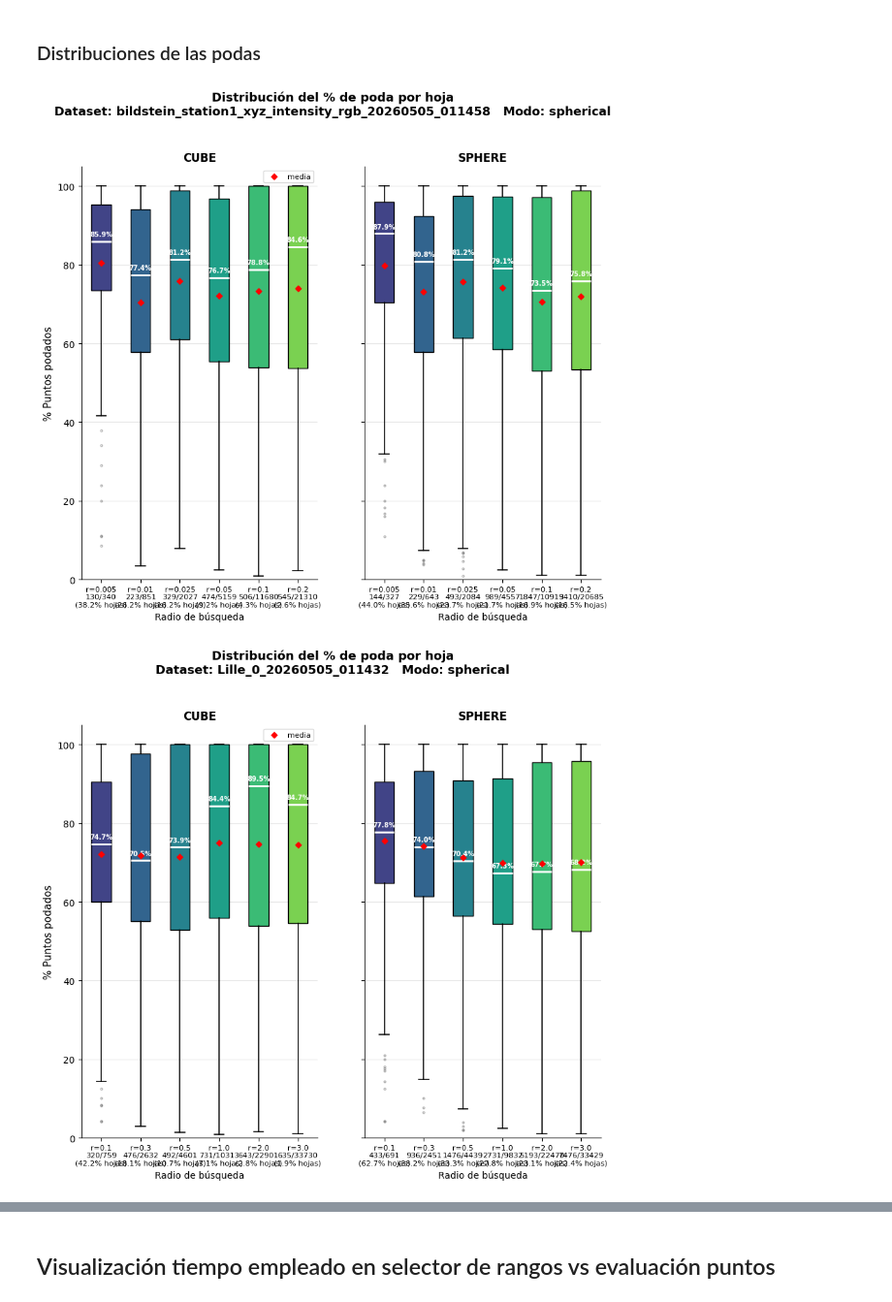
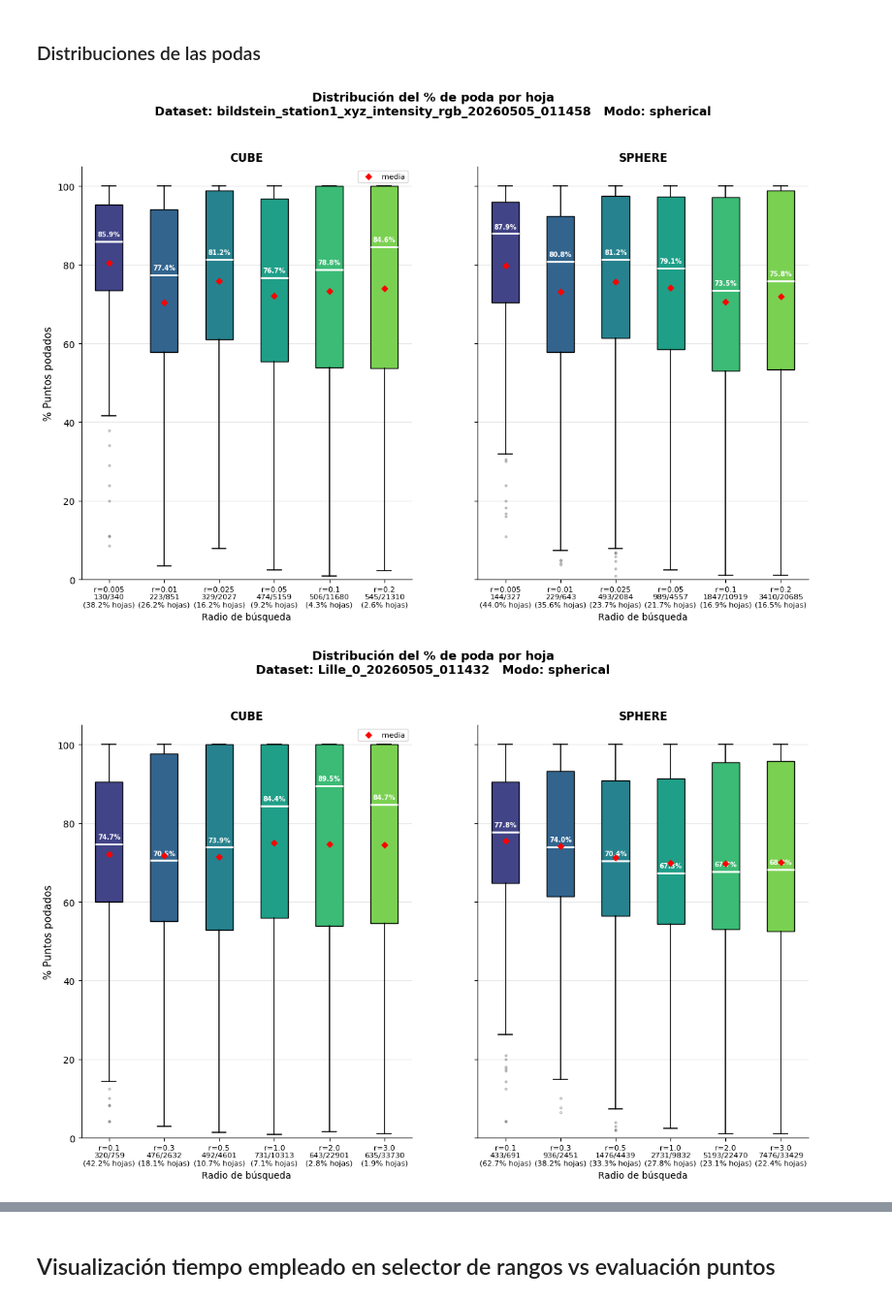
Before and after one commit to manuramazz/octrees-coordenadas-polares-v2, a Jupyter notebook: plots_manu/visualizador_rangos_clavesv2.ipynb, the cells around one changed output, grey strips where cells are left out. Shown at 97% size. Cells and saved outputs as stored; diff of their text form; code cells hidden in the pictures.

```diff
--- a/plots_manu/visualizador_rangos_clavesv2.ipynb
+++ b/plots_manu/visualizador_rangos_clavesv2.ipynb
@@ -95,8 +95,8 @@ def plot_pruning_points(csv_path: str, save: bool = False) -> None:
 # Uso:
 # %%
 if cesga:
-    for log in Path('../outv2-ranges').glob('*.log'):
-        plot_pruning_points(log, save=True)
+    for log in Path('../outv2.1/outv2.1-ranges').glob('*.log'):
+        plot_pruning_points(log, save=False)
 else:
     plot_pruning_points('logs/v1.1/ranges/Lille_0.log')
 # %% [output]
@@ -116,7 +116,7 @@ def plot_pruning_distribution(csv_path: str, save: bool = False) -> None:
     dataset_name = Path(csv_path).stem
 
     best = df.loc[df.groupby(['leaf', 'kernel', 'mode', 'radius'])['count'].idxmin()].copy()
-    best['pct_pruned'] = (1 - best['count'] / best['total']) * 100
+    best['pct_pruned'] = (1.0 - best['count'] / best['total']) * 100.0
 
     # Hojas totales por kernel (antes de filtrar pct=0)
     total_leaves_by_kernel = (
@@ -126,7 +126,7 @@ def plot_pruning_distribution(csv_path: str, save: bool = False) -> None:
         .rename(columns={'leaf': 'total_leaves'})
     )
 
-    pruned = best[best['pct_pruned'] > 0]
+    pruned = best[best['pct_pruned'] > 0.01]
 
     modes   = pruned['mode'].unique()
     kernels = sorted(pruned['kernel'].unique())
@@ -138,7 +138,7 @@ def plot_pruning_distribution(csv_path: str, save: bool = False) -> None:
 
         n_kernels = len(kernels)
         fig, axes = plt.subplots(1, n_kernels,
-                                  figsize=(5 * n_kernels, 8),
+                                  figsize=(7 * n_kernels, 8),
                                   sharey=True)
         if n_kernels == 1:
             axes = [axes]
@@ -213,10 +213,10 @@ def plot_pruning_distribution(csv_path: str, save: bool = False) -> None:
             print(f'Guardado: {out_path}')
 # %%
 if cesga:
-    for log in Path('../outv2-ranges').glob('*.log'):
+    for log in Path('../outv2/outv2-ranges').glob('*.log'):
         plot_pruning_distribution(log, save=False)
 else:
     plot_pruning_distribution('logs/v1.1/ranges/Lille_0.log')
 # %% [output]
-[figure, old version]
+[figure, new version]
-[figure, old version]
+[figure, new version]
```
Also changed, not shown: parts of 6 cells of this notebook, 15 other files.
